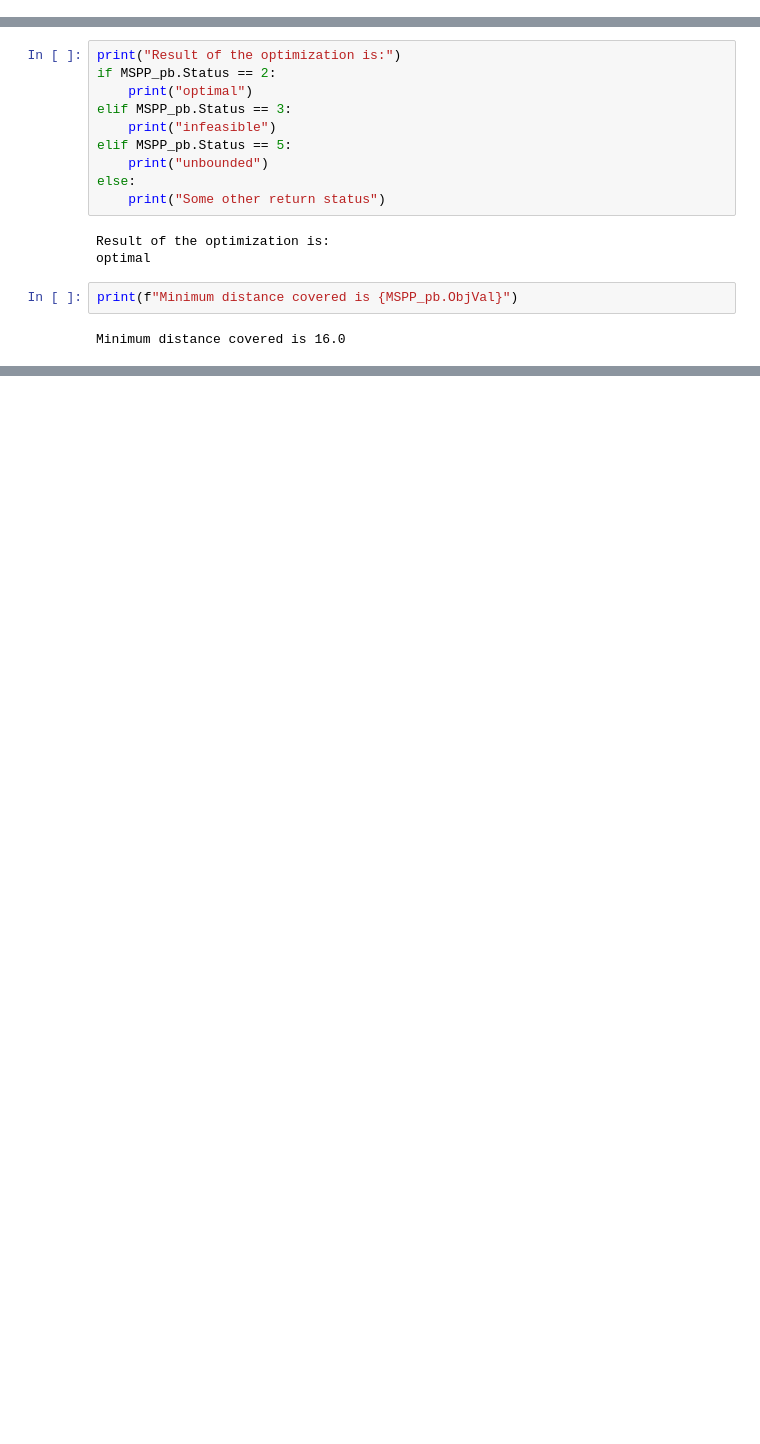
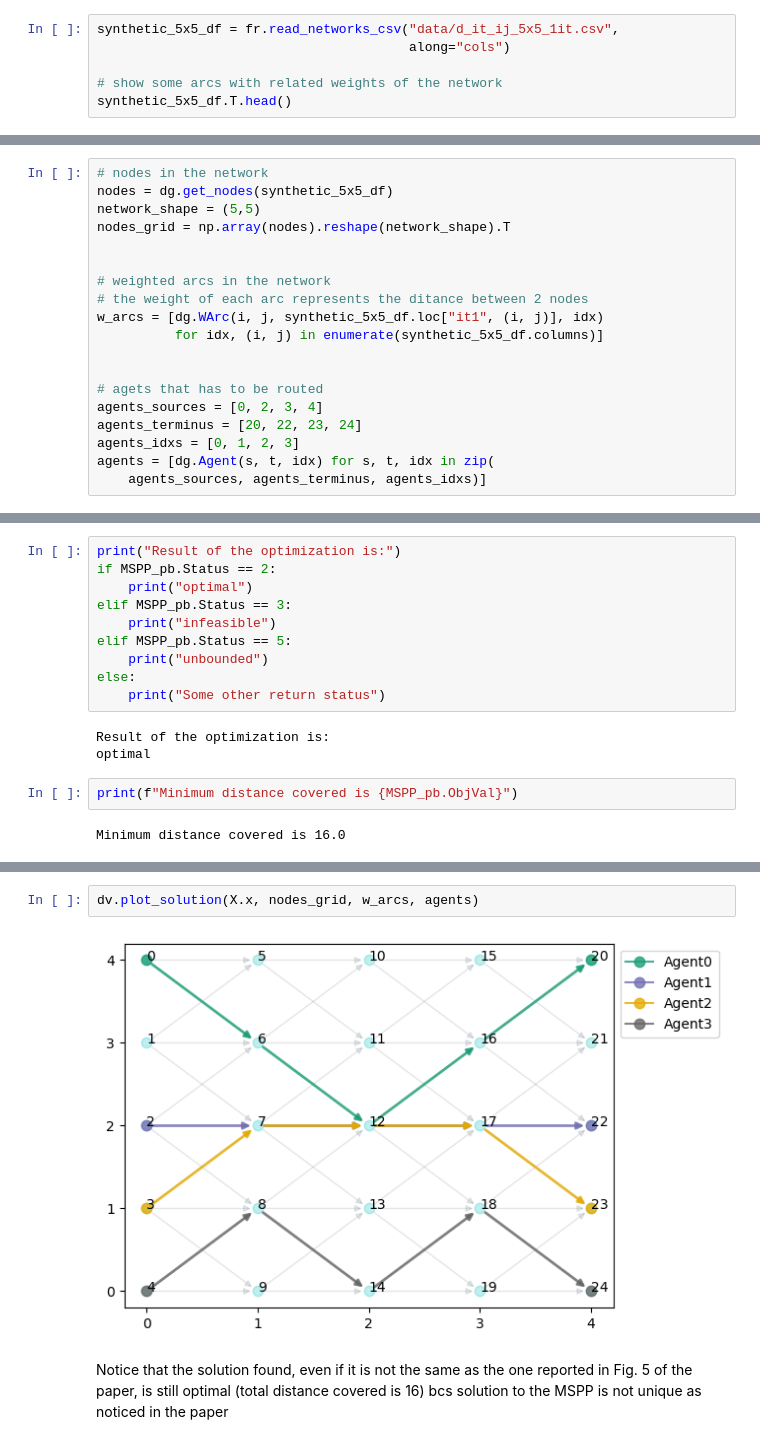
Before and after one commit to kkevin98/Multiple_shortest_path_problem_with_path_deconfliction, a Jupyter notebook: MSPP_implementation.ipynb, the cells around one changed output, grey strips where cells are left out. Saved outputs shown, nothing was run; the diff lists cells and outputs as text; blank space fills up the shorter version.

Commit message:
Arrange MSPP notebook

```diff
--- a/MSPP_implementation.ipynb
+++ b/MSPP_implementation.ipynb
@@ -79,0 +23,6 @@ agents = [Agent(name, s, t, idx) for idx, (name, s, t) in enumerate(zip(agents_n
+# %%
+synthetic_5x5_df = fr.read_networks_csv("data/d_it_ij_5x5_1it.csv",
+                                        along="cols")
+
+# show some arcs with related weights of the network
+synthetic_5x5_df.T.head()
@@ -79,0 +40,19 @@ agents = [Agent(name, s, t, idx) for idx, (name, s, t) in enumerate(zip(agents_n
+# %%
+# nodes in the network
+nodes = dg.get_nodes(synthetic_5x5_df)
+network_shape = (5,5)
+nodes_grid = np.array(nodes).reshape(network_shape).T
+
+
+# weighted arcs in the network
+# the weight of each arc represents the ditance between 2 nodes
+w_arcs = [dg.WArc(i, j, synthetic_5x5_df.loc["it1", (i, j)], idx)
+          for idx, (i, j) in enumerate(synthetic_5x5_df.columns)]
+
+
+# agets that has to be routed
+agents_sources = [0, 2, 3, 4]
+agents_terminus = [20, 22, 23, 24]
+agents_idxs = [0, 1, 2, 3]
+agents = [dg.Agent(s, t, idx) for s, t, idx in zip(
+    agents_sources, agents_terminus, agents_idxs)]
@@ -170,3 +189,9 @@ Agent 2 will follow the path:
 3->7    7->12   12->17  17->23
 Agent 3 will follow the path:
 4->8    8->14   14->18  18->24
+# %%
+dv.plot_solution(X.x, nodes_grid, w_arcs, agents)
+# %% [output]
+[figure, added]
+# %% [markdown]
+Notice that the solution found, even if it is not the same as the one reported in Fig. 5 of the paper, is still optimal (total distance covered is 16) bcs solution to the MSPP is not unique as noticed in the paper
```
Also changed, not shown: parts of 26 cells of this notebook.
